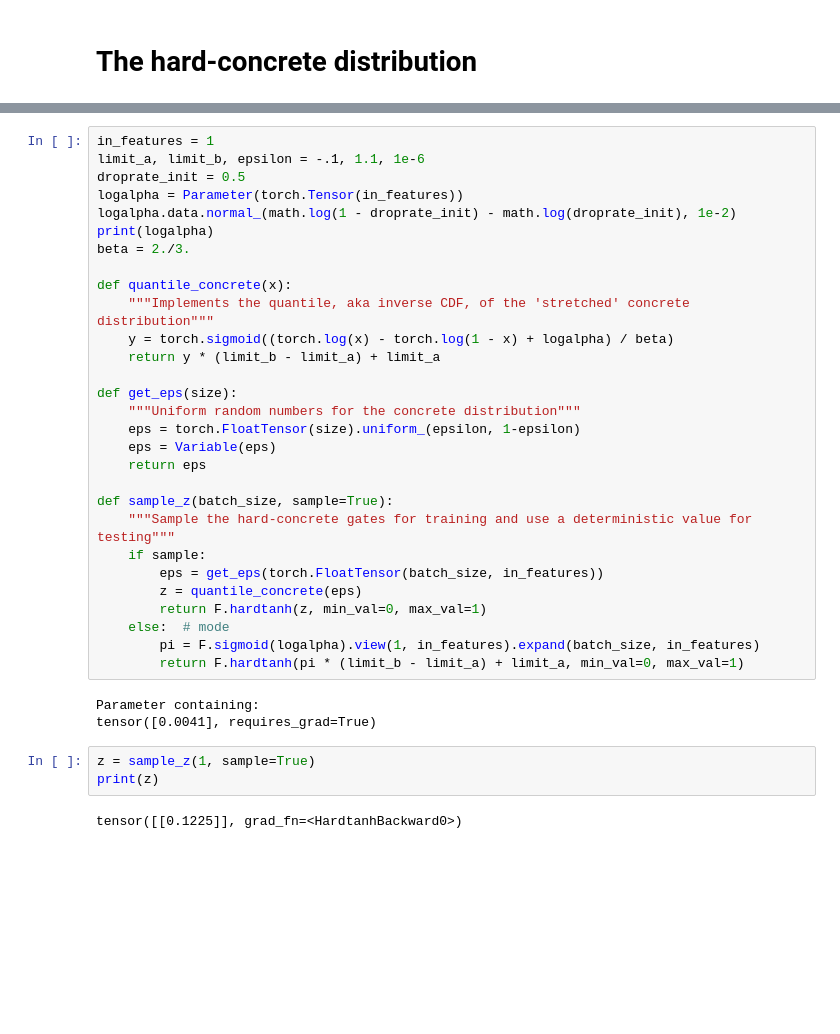
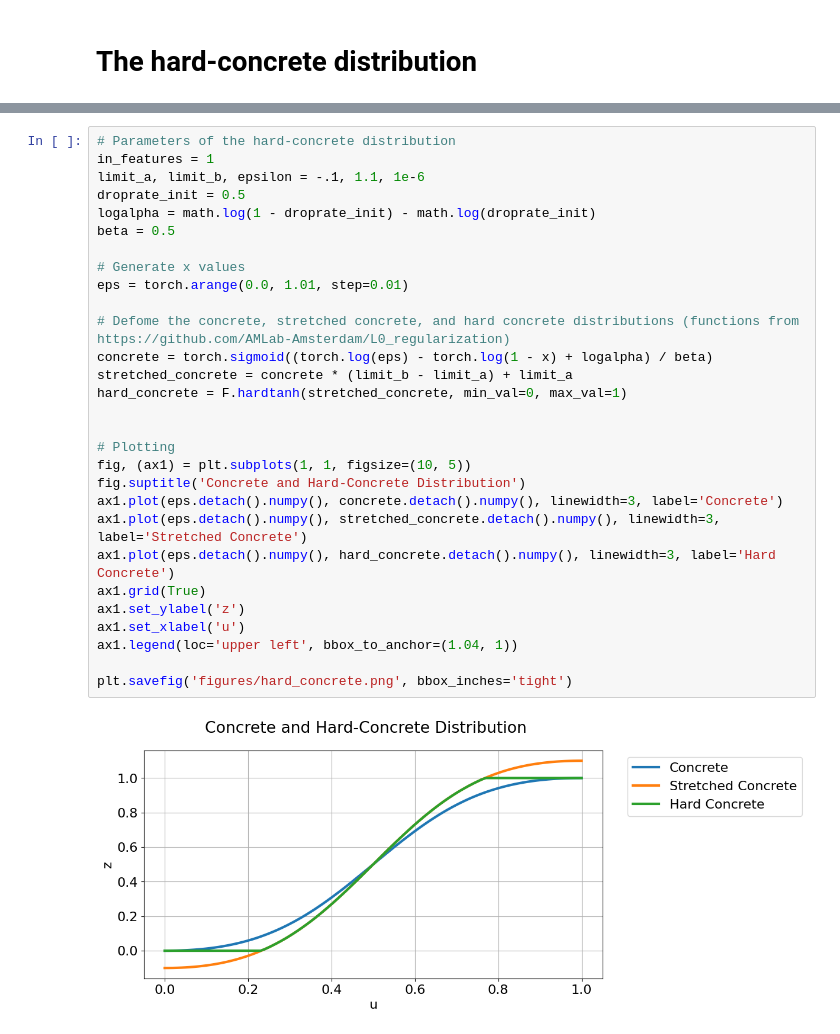
Before and after one commit to nicob15/Sparsifying-Parametric-Models-with-L0, a Jupyter notebook: Hard_concrete_distribution.ipynb, the cells around one changed output, grey strips where cells are left out. Cells and saved outputs as stored; diff of their text form; blank space fills up the shorter version.

```diff
--- a/Hard_concrete_distribution.ipynb
+++ b/Hard_concrete_distribution.ipynb
@@ -10,37 +94,31 @@ import math
 # %%
+# Parameters of the hard-concrete distribution
 in_features = 1
 limit_a, limit_b, epsilon = -.1, 1.1, 1e-6
 droprate_init = 0.5
-logalpha = Parameter(torch.Tensor(in_features))
-logalpha.data.normal_(math.log(1 - droprate_init) - math.log(droprate_init), 1e-2)
-print(logalpha)
-beta = 2./3.
+logalpha = math.log(1 - droprate_init) - math.log(droprate_init)
+beta = 0.5
 
-def quantile_concrete(x):
-    """Implements the quantile, aka inverse CDF, of the 'stretched' concrete distribution"""
-    y = torch.sigmoid((torch.log(x) - torch.log(1 - x) + logalpha) / beta)
-    return y * (limit_b - limit_a) + limit_a
+# Generate x values
+eps = torch.arange(0.0, 1.01, step=0.01)
 
-def get_eps(size):
-    """Uniform random numbers for the concrete distribution"""
-    eps = torch.FloatTensor(size).uniform_(epsilon, 1-epsilon)
-    eps = Variable(eps)
-    return eps
+# Defome the concrete, stretched concrete, and hard concrete distributions (functions from https://github.com/AMLab-Amsterdam/L0_regularization)
+concrete = torch.sigmoid((torch.log(eps) - torch.log(1 - x) + logalpha) / beta)
+stretched_concrete = concrete * (limit_b - limit_a) + limit_a
+hard_concrete = F.hardtanh(stretched_concrete, min_val=0, max_val=1)
 
-def sample_z(batch_size, sample=True):
-    """Sample the hard-concrete gates for training and use a deterministic value for testing"""
-    if sample:
-        eps = get_eps(torch.FloatTensor(batch_size, in_features))
-        z = quantile_concrete(eps)
-        return F.hardtanh(z, min_val=0, max_val=1)
-    else:  # mode
-        pi = F.sigmoid(logalpha).view(1, in_features).expand(batch_size, in_features)
-        return F.hardtanh(pi * (limit_b - limit_a) + limit_a, min_val=0, max_val=1)
+
+# Plotting
+fig, (ax1) = plt.subplots(1, 1, figsize=(10, 5))
+fig.suptitle('Concrete and Hard-Concrete Distribution')
+ax1.plot(eps.detach().numpy(), concrete.detach().numpy(), linewidth=3, label='Concrete')
+ax1.plot(eps.detach().numpy(), stretched_concrete.detach().numpy(), linewidth=3, label='Stretched Concrete')
+ax1.plot(eps.detach().numpy(), hard_concrete.detach().numpy(), linewidth=3, label='Hard Concrete')
+ax1.grid(True)
+ax1.set_ylabel('z')
+ax1.set_xlabel('u')
+ax1.legend(loc='upper left', bbox_to_anchor=(1.04, 1))
+
+plt.savefig('figures/hard_concrete.png', bbox_inches='tight')
 # %% [output]
-Parameter containing:
-tensor([0.0041], requires_grad=True)
+[figure, added]
-# %%
-z = sample_z(1, sample=True)
-print(z)
-# %% [output]
-tensor([[0.1225]], grad_fn=<HardtanhBackward0>)
```
Also changed, not shown: parts of 6 cells of this notebook.
